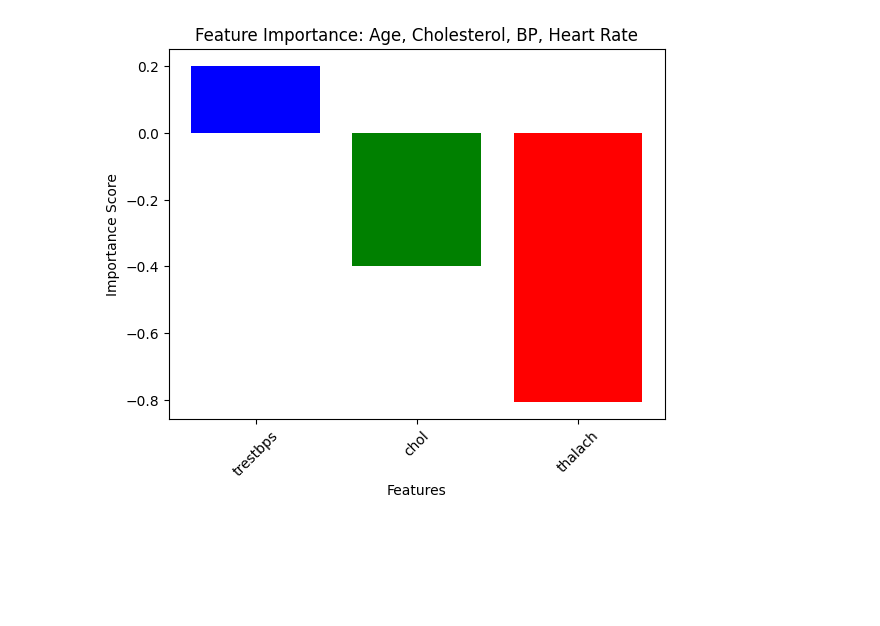
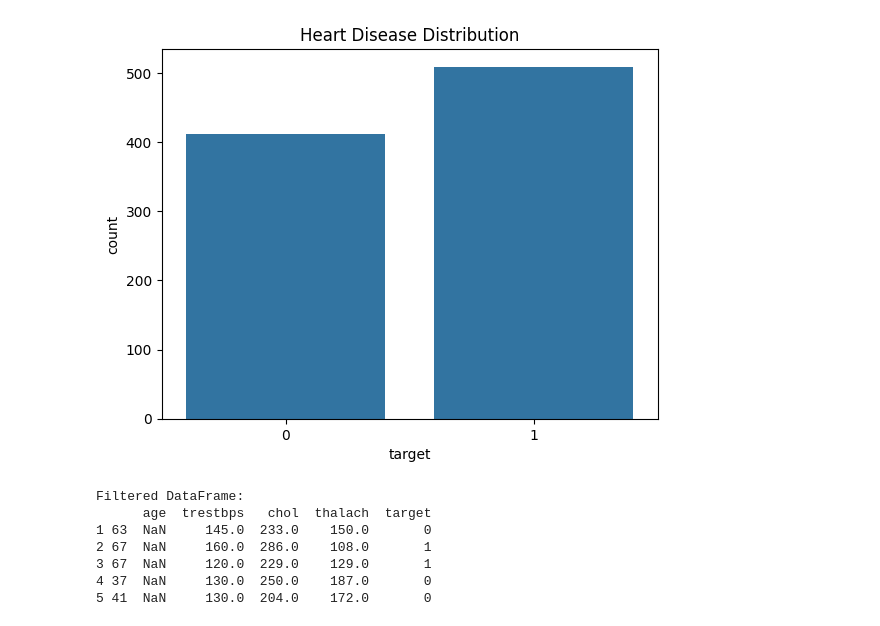
Before and after one commit to parthmawai/Heart-Disease-Prediction-, a Jupyter notebook: i9_project/main.ipynb, the cells around one changed output. Cells and saved outputs as stored; diff of their text form; code cells hidden in the pictures; blank space fills up the shorter version.

Commit message:
Fixed errors and bugs

```diff
--- a/i9_project/main.ipynb
+++ b/i9_project/main.ipynb
@@ -10,10 +9,3 @@ import matplotlib.pyplot as plt
 # Load the dataset
 column_names = ["age", "sex", "cp", "trestbps", "chol", "fbs", "restecg", "thalach", "exang", "oldpeak", "slope", "ca", "thal", "target"]
 df = pd.read_csv("heart_disease_uci.csv", names=column_names, header=0)
-# %%
-df.replace('?', np.nan, inplace=True)
-df['ca'] = pd.to_numeric(df['ca'], errors='coerce')
-df['thal'] = pd.to_numeric(df['thal'], errors='coerce')
-
-
-df.fillna(df.select_dtypes(include=[np.number]).mean(), inplace=True)
@@ -19,0 +36,5 @@ df.fillna(df.select_dtypes(include=[np.number]).mean(), inplace=True)
+# %%
+
+# Convert necessary columns to numeric, coercing errors to NaN
+for col in ['age', 'trestbps', 'chol', 'thalach', 'ca', 'thal']:
+    df[col] = pd.to_numeric(df[col], errors='coerce')
@@ -20,12 +86,4 @@ df.fillna(df.select_dtypes(include=[np.number]).mean(), inplace=True)
 # %%
+
 # Convert target to binary classification (disease vs. no disease)
 df['target'] = df['target'].apply(lambda x: 1 if x > 0 else 0)
-
-# Encode categorical variables
-df = pd.get_dummies(df, drop_first=True)
-
-# Normalize numerical features
-numeric_features = ['age', 'trestbps', 'chol', 'thalach']
-numeric_features = [feature for feature in numeric_features if feature in df.columns]
-scaler = StandardScaler()
-df[numeric_features] = scaler.fit_transform(df[numeric_features])
@@ -66,10 +90,22 @@ indices = [X.columns.get_loc(param) for param in parameters_of_interest]
-# %%
-# Plot feature importance for specific parameters
-plt.bar([parameters_of_interest[i] for i in range(len(indices))], [importance[idx] for idx in indices], color=['blue', 'green', 'red', 'purple'])
-plt.xlabel('Features')
-plt.ylabel('Importance Score')
-plt.title('Feature Importance: Age, Cholesterol, BP, Heart Rate')
-plt.xticks(range(len(indices)), parameters_of_interest, rotation=45)
-plt.show()
-# %% [output]
-[figure, removed]
+# %%
+
+# Visualize the target variable distribution
+sns.countplot(x='target', data=df)
+plt.title('Heart Disease Distribution')
+plt.show()
+# %% [output]
+[figure, added]
+# %%
+
+# Keep only the specified columns for further analysis
+df_filtered = df[['age', 'trestbps', 'chol', 'thalach', 'target']]
+print("Filtered DataFrame:")
+print(df_filtered.head(), "\n")
+# %% [output]
+Filtered DataFrame:
+      age  trestbps   chol  thalach  target
+1 63  NaN     145.0  233.0    150.0       0
+2 67  NaN     160.0  286.0    108.0       1
+3 67  NaN     120.0  229.0    129.0       1
+4 37  NaN     130.0  250.0    187.0       0
+5 41  NaN     130.0  204.0    172.0       0
```
Also changed, not shown: parts of 10 cells of this notebook.
